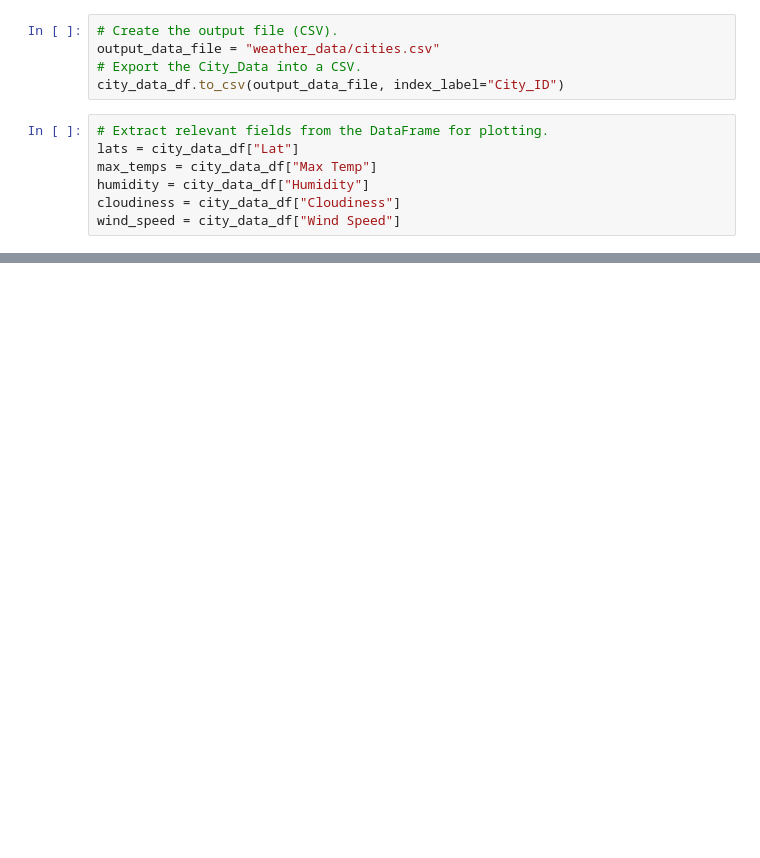
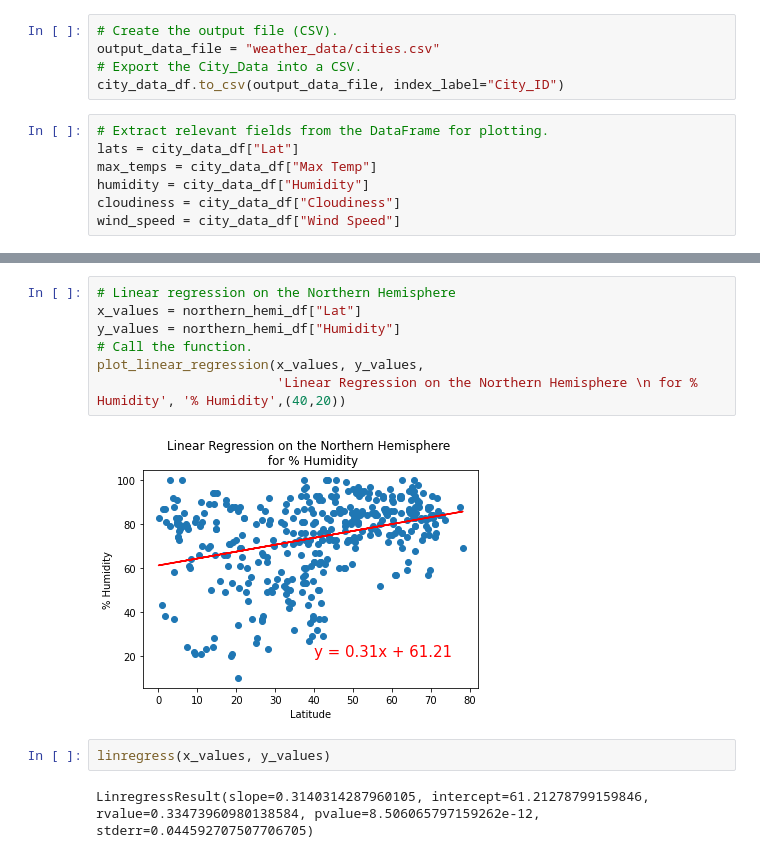
Before and after one commit to flowersmichael/World_Weather_Analysis, a Jupyter notebook: WeatherPy.ipynb, the cells around one changed output, grey strips where cells are left out. Saved outputs shown, nothing was run; the diff lists cells and outputs as text; blank space fills up the shorter version.

```diff
--- a/WeatherPy.ipynb
+++ b/WeatherPy.ipynb
@@ -255,0 +332,13 @@ plt.show()
+# %%
+# Linear regression on the Northern Hemisphere
+x_values = northern_hemi_df["Lat"]
+y_values = northern_hemi_df["Humidity"]
+# Call the function.
+plot_linear_regression(x_values, y_values,
+                       'Linear Regression on the Northern Hemisphere \n for % Humidity', '% Humidity',(40,20))
+# %% [output]
+[figure, added]
+# %%
+linregress(x_values, y_values)
+# %% [output]
+LinregressResult(slope=0.3140314287960105, intercept=61.21278799159846, rvalue=0.33473960980138584, pvalue=8.506065797159262e-12, stderr=0.044592707507706705)
```
Also changed, not shown: parts of 27 cells of this notebook, 6 other files.
